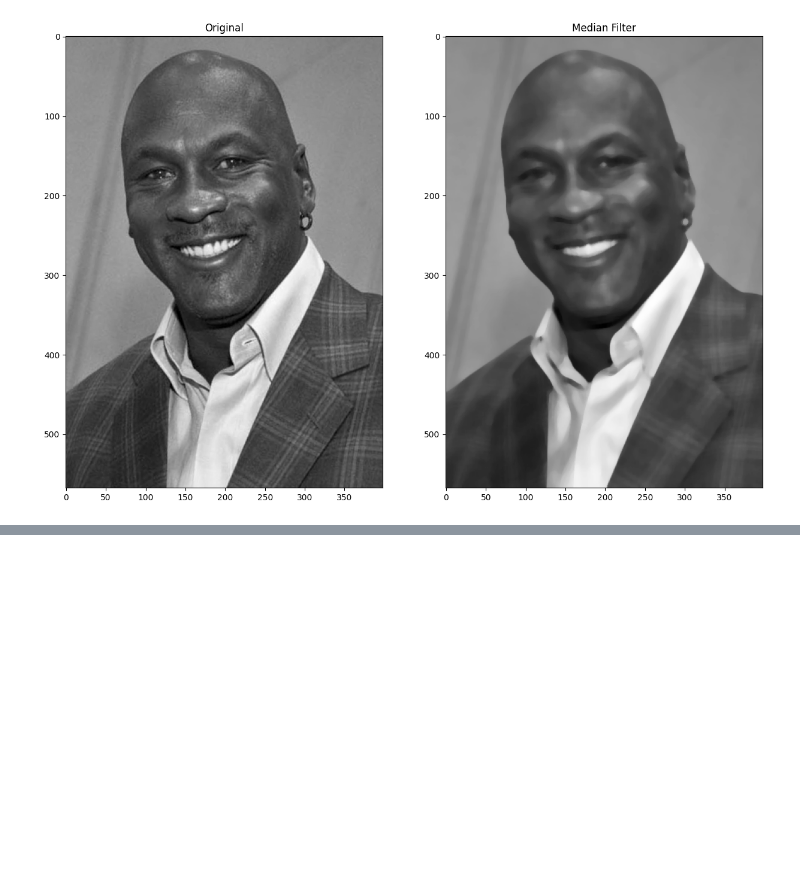
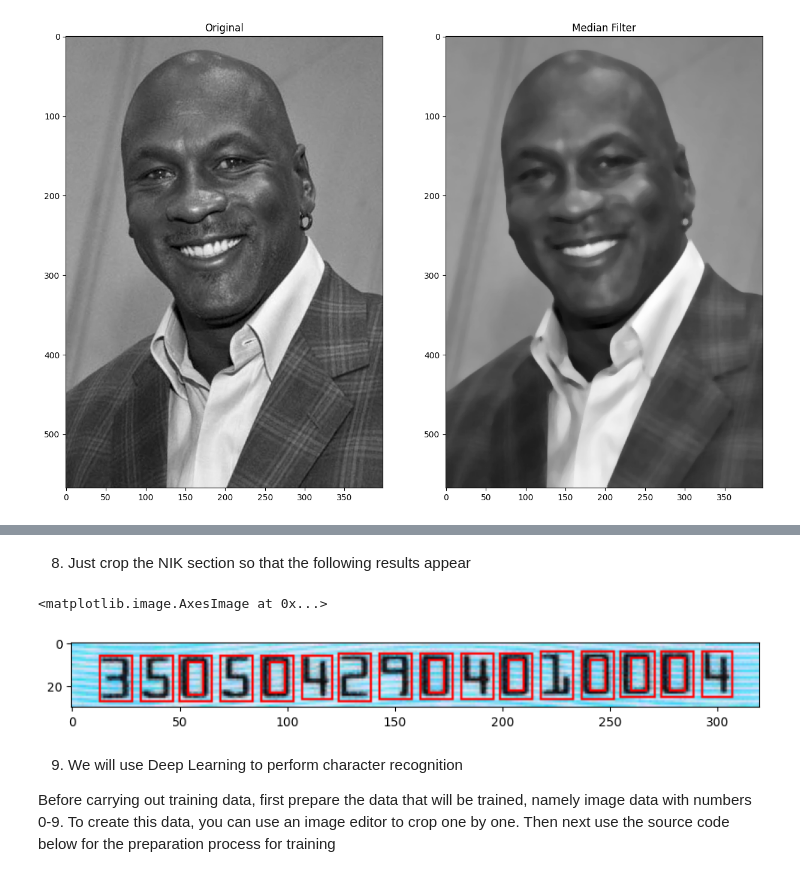
Before and after one commit to FaizalLeviansyah/PCVK_Ganjil_2023, a Jupyter notebook: Faizal_Week_12_Practicum_Task_PCVK_2023.ipynb, the cells around one changed output, grey strips where cells are left out. Drawn from its saved outputs; the diff is of its cells as text; code cells hidden in the pictures; blank space fills up the shorter version.

```diff
--- a/Faizal_Week_12_Practicum_Task_PCVK_2023.ipynb
+++ b/Faizal_Week_12_Practicum_Task_PCVK_2023.ipynb
@@ -257,0 +313,35 @@ plt.show()
+# %% [markdown]
+8. Just crop the NIK section so that the following results appear
+# %%
+# Load the input image
+ktp = cv2.imread('/content/drive/MyDrive/1I Class Informatics Engineering/POLINEMA CLASS TASK/CLASS Semester 5/(PCVK TI) Pengolahan Citra dan Visi Komputer/img/12_Muhammad Adhika Isa Nugraha.png')
+
+blurred = cv2.GaussianBlur(ktp, (5, 5), 0.5)
+
+gray = cv2.cvtColor(blurred, cv2.COLOR_BGR2GRAY)
+ret, bw = cv2.threshold(gray.copy(), 0, 255, cv2.THRESH_BINARY + cv2.THRESH_OTSU)
+
+erode = cv2.erode(bw.copy(), cv2.getStructuringElement(cv2.MORPH_OPEN, (1, 1)))
+
+# Ekstraksi kontur
+contours, hierarchy = cv2.findContours(erode.copy(), cv2.RETR_TREE, cv2.CHAIN_APPROX_NONE)
+# Looping contours untuk mendapatkan kontur yang sesuai
+for cnt in contours:
+    x, y, w, h = cv2.boundingRect(cnt)
+    ras = format(w / h, '.2f')
+    if h >= 4 and w >= 1 and float(ras) <= 1:
+      cv2.rectangle(ktp, (x, y), (x + w, y + h), (0, 0, 255), thickness=1)
+    elif h >= 2 and w >= 1 and float(ras) <= 1:
+      cv2.rectangle(ktp, (x, y), (x + w, y + h), (0, 0, 255), thickness=1)
+
+cropped_img = ktp[75:105, 160:480]
+
+plt.figure(figsize=(10,5))
+plt.imshow(cv2.cvtColor(cropped_img, cv2.COLOR_BGR2RGB))
+# %% [output]
+<matplotlib.image.AxesImage at 0x...>
+[figure, added]
+# %% [markdown]
+9. We will use Deep Learning to perform character recognition
+
+Before carrying out training data, first prepare the data that will be trained, namely image data with numbers 0-9. To create this data, you can use an image editor to crop one by one. Then next use the source code below for the preparation process for training
```
Also changed, not shown: parts of 9 cells of this notebook.
